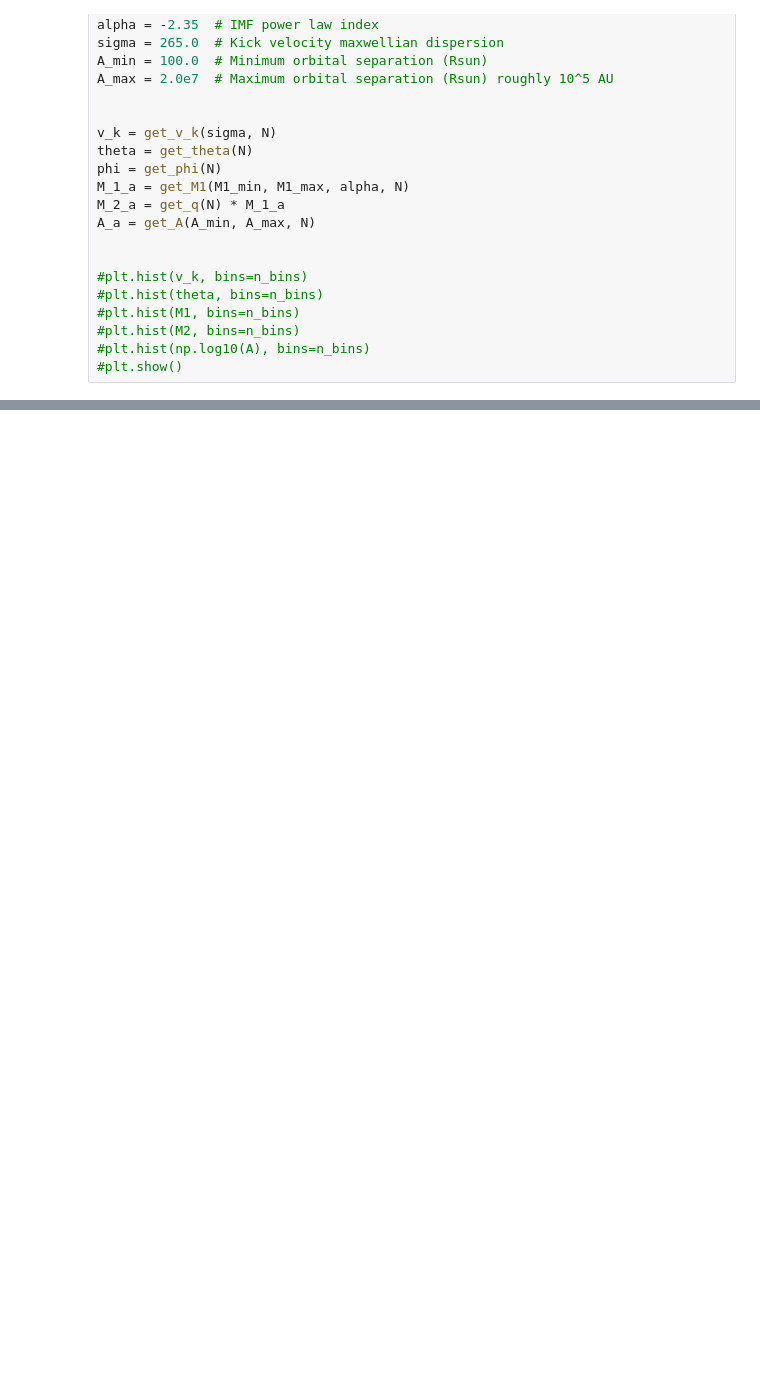
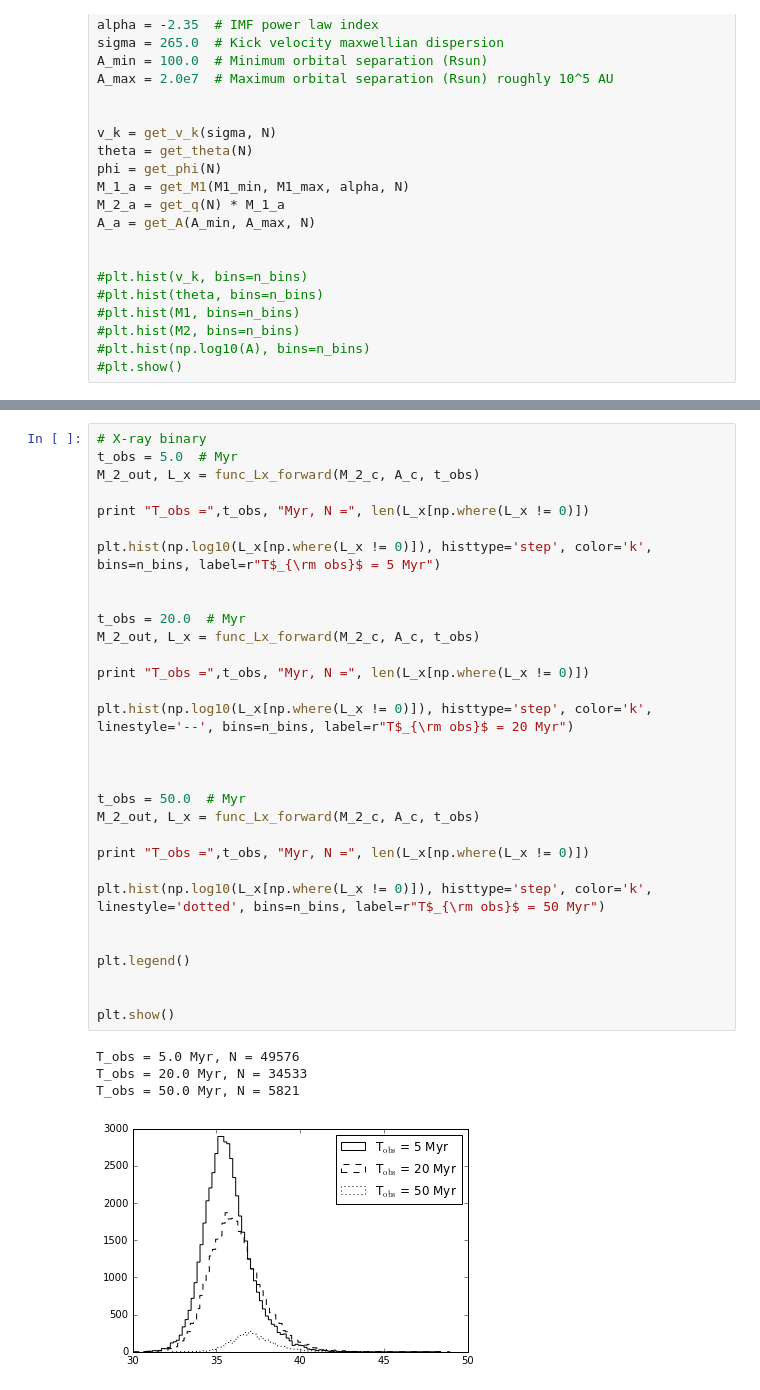
Before and after one commit to astroJeff/XRB, a Jupyter notebook: notebooks/XRB Probability.ipynb, the cells around one changed output, grey strips where cells are left out. Drawn from its saved outputs; the diff is of its cells as text; blank space fills up the shorter version.

```diff
--- a/notebooks/XRB Probability.ipynb
+++ b/notebooks/XRB Probability.ipynb
@@ -470,0 +439,36 @@ T_obs = 30.0 Myr, N = 20341
+# %%
+# X-ray binary
+t_obs = 5.0  # Myr
+M_2_out, L_x = func_Lx_forward(M_2_c, A_c, t_obs)
+
+print "T_obs =",t_obs, "Myr, N =", len(L_x[np.where(L_x != 0)])
+
+plt.hist(np.log10(L_x[np.where(L_x != 0)]), histtype='step', color='k', bins=n_bins, label=r"T$_{\rm obs}$ = 5 Myr")
+
+
+t_obs = 20.0  # Myr
+M_2_out, L_x = func_Lx_forward(M_2_c, A_c, t_obs)
+
+print "T_obs =",t_obs, "Myr, N =", len(L_x[np.where(L_x != 0)])
+
+plt.hist(np.log10(L_x[np.where(L_x != 0)]), histtype='step', color='k', linestyle='--', bins=n_bins, label=r"T$_{\rm obs}$ = 20 Myr")
+
+
+
+t_obs = 50.0  # Myr
+M_2_out, L_x = func_Lx_forward(M_2_c, A_c, t_obs)
+
+print "T_obs =",t_obs, "Myr, N =", len(L_x[np.where(L_x != 0)])
+
+plt.hist(np.log10(L_x[np.where(L_x != 0)]), histtype='step', color='k', linestyle='dotted', bins=n_bins, label=r"T$_{\rm obs}$ = 50 Myr")
+
+
+plt.legend()
+
+
+plt.show()
+# %% [output]
+T_obs = 5.0 Myr, N = 49576
+T_obs = 20.0 Myr, N = 34533
+T_obs = 50.0 Myr, N = 5821
+[figure, added]
```
Also changed, not shown: parts of 2 cells of this notebook.
